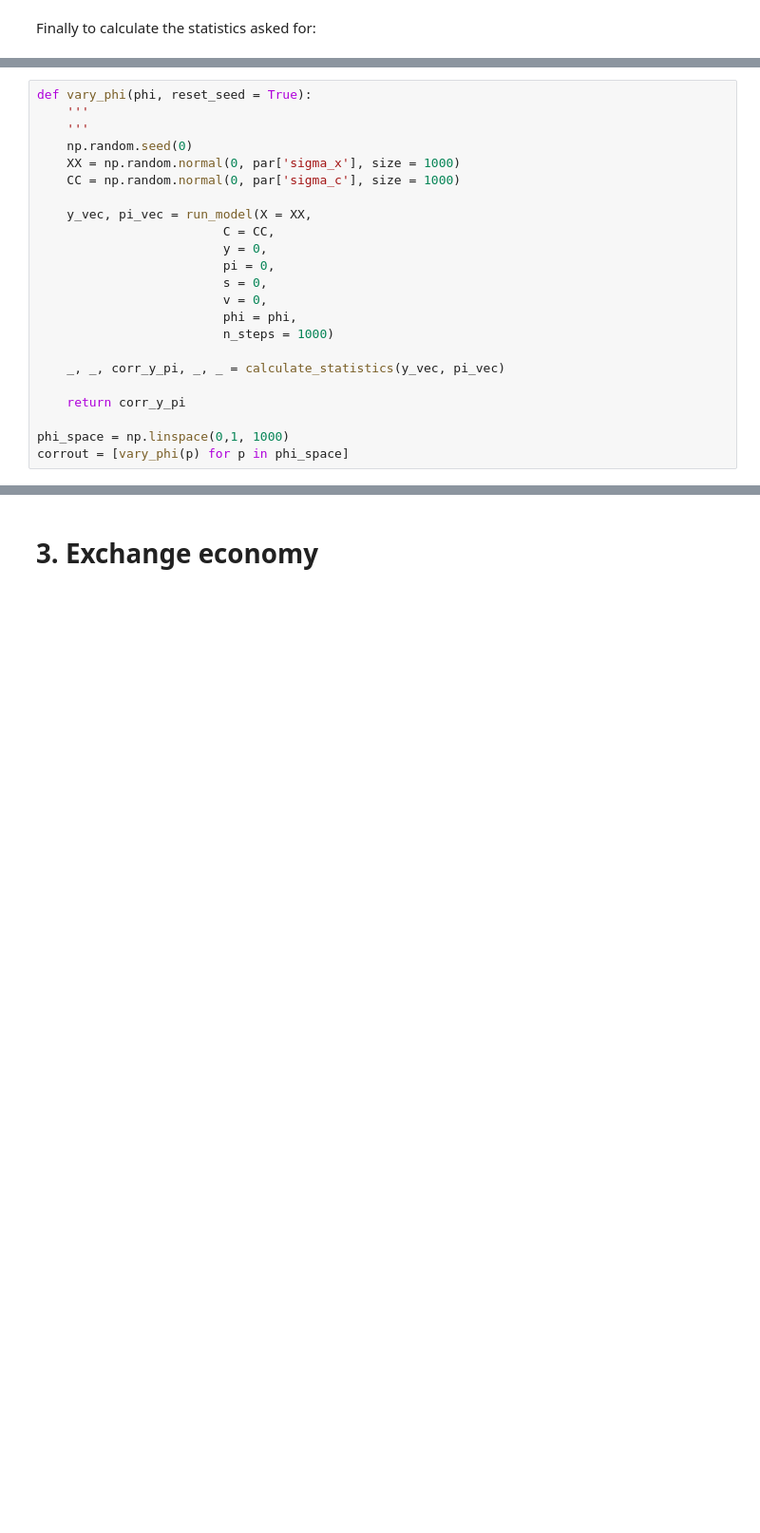
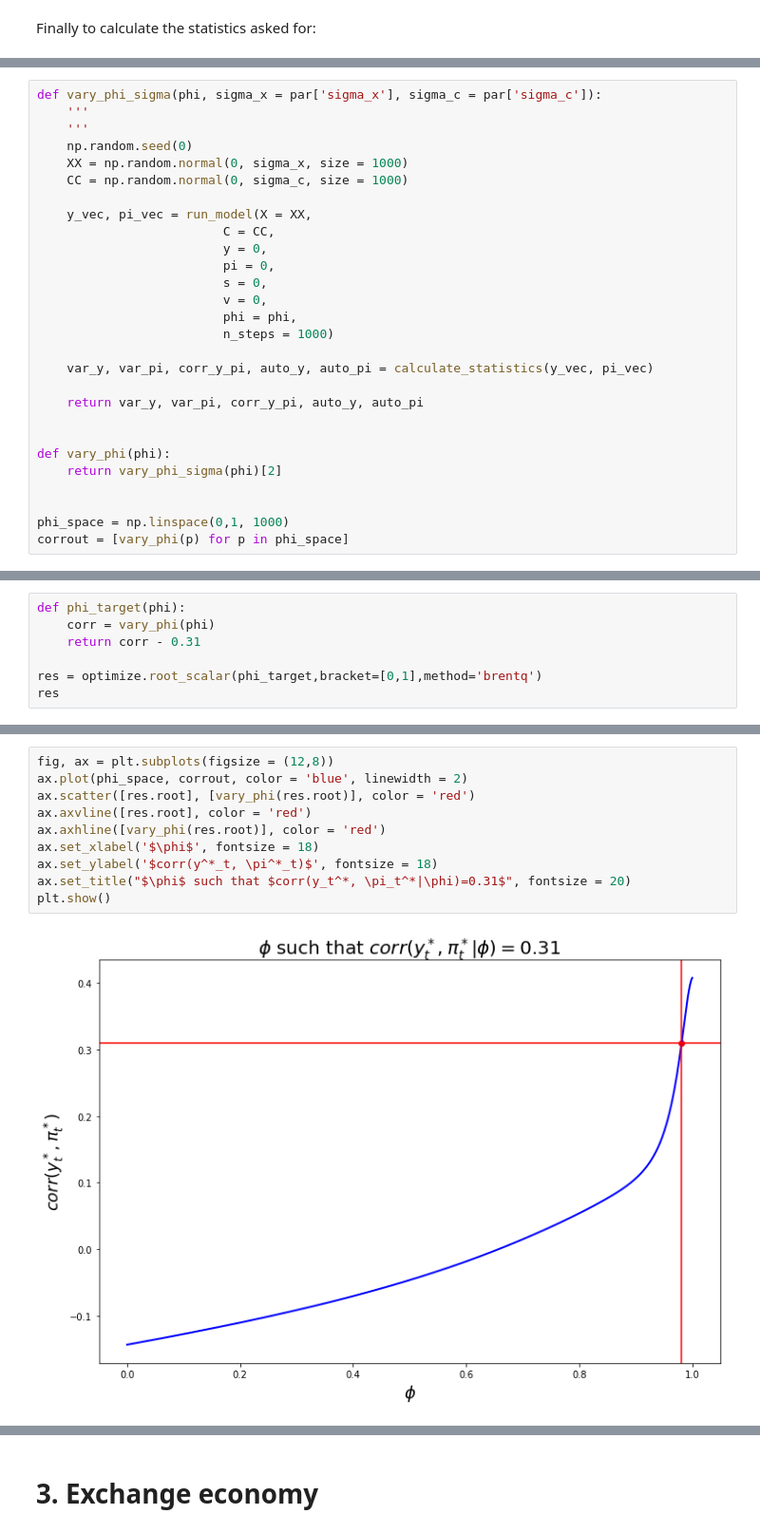
Before and after one commit to NumEconCopenhagen/projects-2019-remove-argv-0, a Jupyter notebook: examproject/exam_2019_kristian.ipynb, the cells around one changed output, grey strips where cells are left out. Shown: that part at 95% size. Cells and saved outputs as stored; diff of their text form; blank space fills up the shorter version.

```diff
--- a/examproject/exam_2019_kristian.ipynb
+++ b/examproject/exam_2019_kristian.ipynb
@@ -686,10 +688,10 @@ autocorrelation of x: 0.9849139427261434
 # %%
-def vary_phi(phi, reset_seed = True):
+def vary_phi_sigma(phi, sigma_x = par['sigma_x'], sigma_c = par['sigma_c']):
     '''
     '''
     np.random.seed(0)
-    XX = np.random.normal(0, par['sigma_x'], size = 1000)
-    CC = np.random.normal(0, par['sigma_c'], size = 1000)
+    XX = np.random.normal(0, sigma_x, size = 1000)
+    CC = np.random.normal(0, sigma_c, size = 1000)
 
     y_vec, pi_vec = run_model(X = XX,
                          C = CC,
@@ -700,9 +702,14 @@ def vary_phi(phi, reset_seed = True):
                          phi = phi,
                          n_steps = 1000)
 
-    _, _, corr_y_pi, _, _ = calculate_statistics(y_vec, pi_vec)
+    var_y, var_pi, corr_y_pi, auto_y, auto_pi = calculate_statistics(y_vec, pi_vec)
 
-    return corr_y_pi
+    return var_y, var_pi, corr_y_pi, auto_y, auto_pi
+
+
+def vary_phi(phi):
+    return vary_phi_sigma(phi)[2]
+
 
 phi_space = np.linspace(0,1, 1000)
 corrout = [vary_phi(p) for p in phi_space]
@@ -717,0 +727,7 @@ plt.show()
+# %%
+def phi_target(phi):
+    corr = vary_phi(phi)
+    return corr - 0.31
+
+res = optimize.root_scalar(phi_target,bracket=[0,1],method='brentq')
+res
@@ -717,0 +740,12 @@ plt.show()
+# %%
+fig, ax = plt.subplots(figsize = (12,8))
+ax.plot(phi_space, corrout, color = 'blue', linewidth = 2)
+ax.scatter([res.root], [vary_phi(res.root)], color = 'red')
+ax.axvline([res.root], color = 'red')
+ax.axhline([vary_phi(res.root)], color = 'red')
+ax.set_xlabel('$\phi$', fontsize = 18)
+ax.set_ylabel('$corr(y^*_t, \pi^*_t)$', fontsize = 18)
+ax.set_title("$\phi$ such that $corr(y_t^*, \pi_t^*|\phi)=0.31$", fontsize = 20)
+plt.show()
+# %% [output]
+[figure, added]
```
Also changed, not shown: parts of 10 cells of this notebook.
